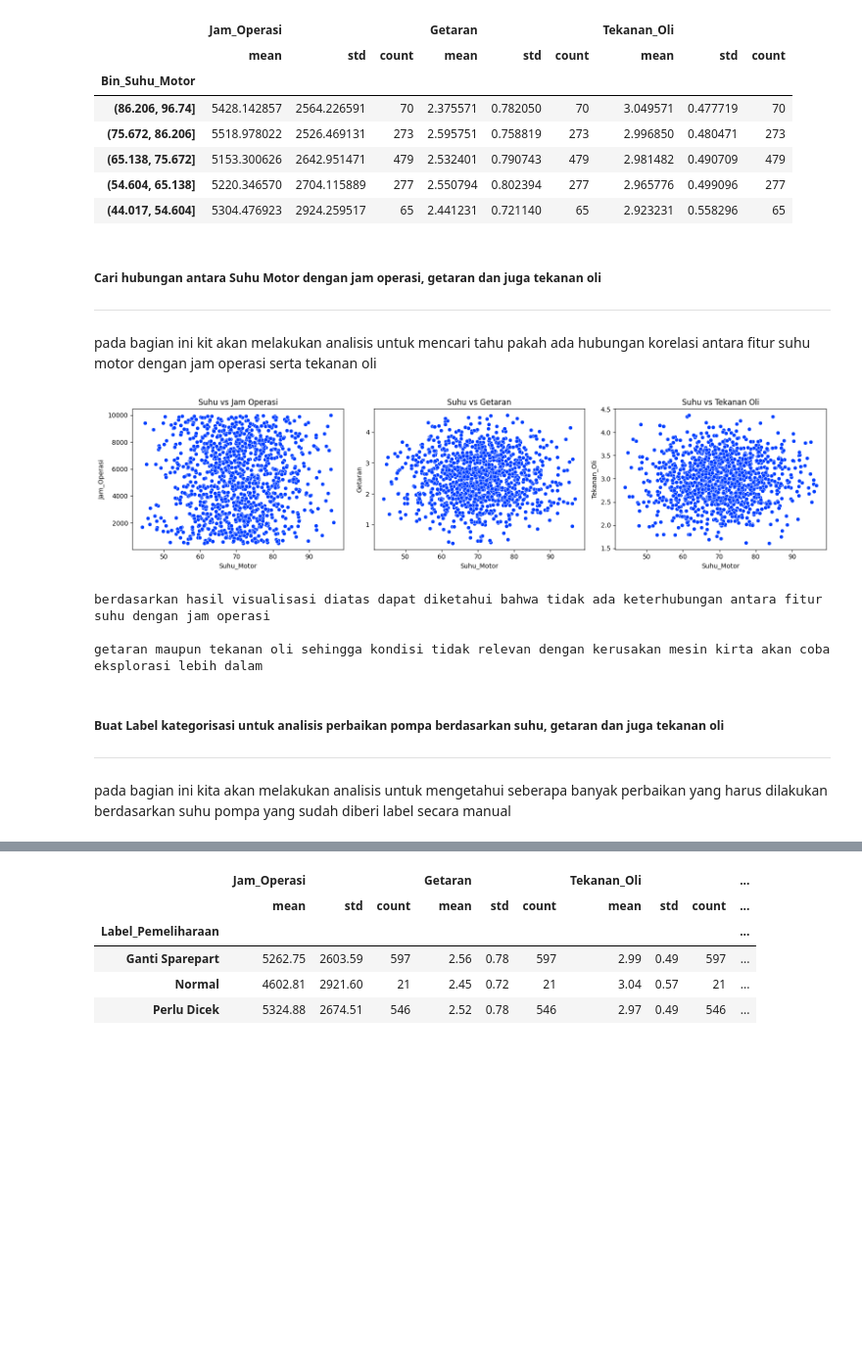
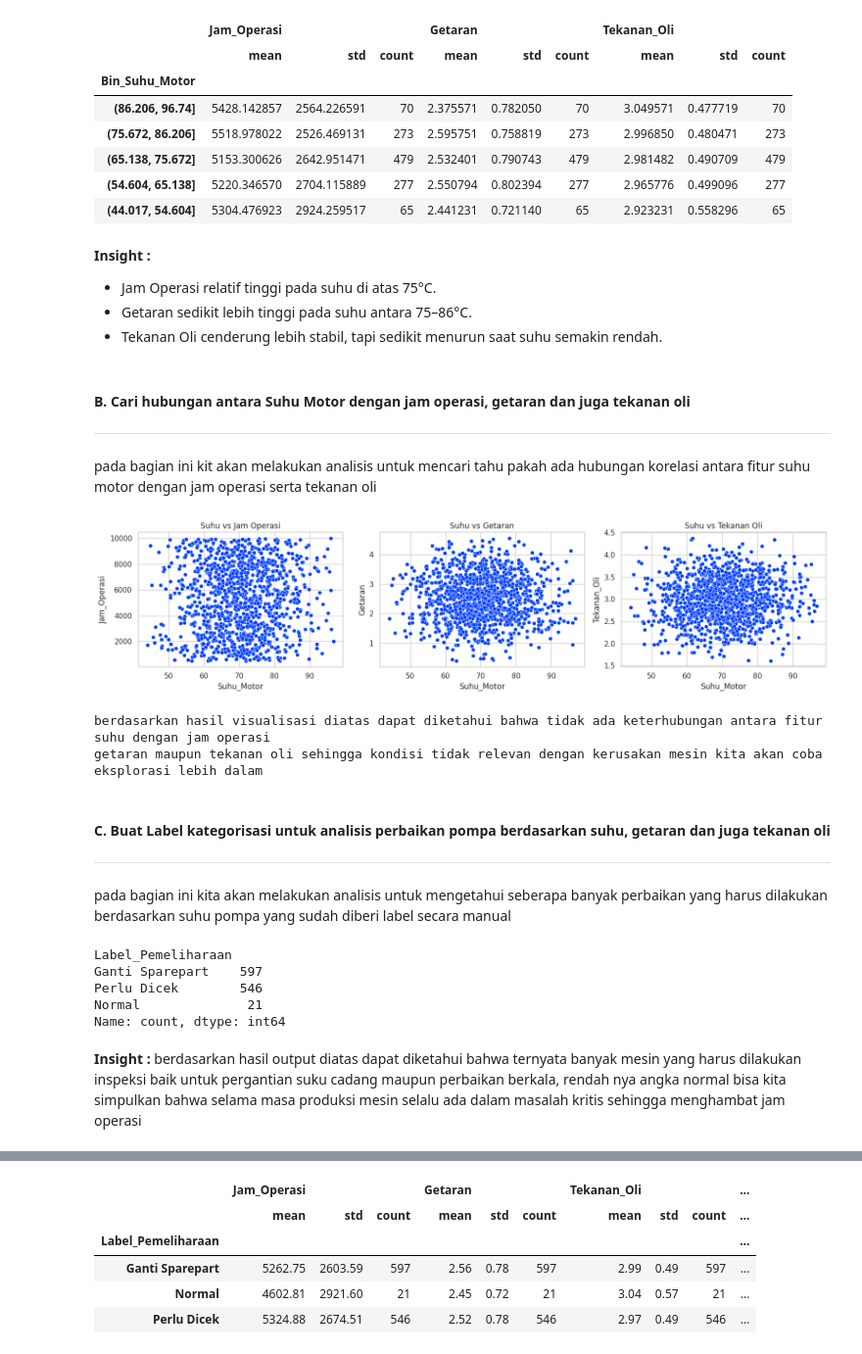
Before and after one commit to BlackBox-Ops/prediksi-estimasi-perbaikan-mesin, a Jupyter notebook: DS Series Prediksi dan Estimasi Perbaikan Mesin.ipynb, the cells around one changed output, grey strips where cells are left out. Shown at 98% size. Saved outputs shown, nothing was run; the diff lists cells and outputs as text; code cells hidden in the pictures; blank space fills up the shorter version.

```diff
--- a/DS Series Prediksi dan Estimasi Perbaikan Mesin.ipynb
+++ b/DS Series Prediksi dan Estimasi Perbaikan Mesin.ipynb
@@ -528,36 +528,39 @@ styled
 | (65.138, 75.672] | 5153.300626 | 2642.951471 | 479 | 2.532401 | 0.790743 | 479 | 2.981482 | 0.490709 | 479 |
 | (54.604, 65.138] | 5220.346570 | 2704.115889 | 277 | 2.550794 | 0.802394 | 277 | 2.965776 | 0.499096 | 277 |
 | (44.017, 54.604] | 5304.476923 | 2924.259517 | 65 | 2.441231 | 0.721140 | 65 | 2.923231 | 0.558296 | 65 |
+# %% [markdown]
+<b>Insight :</b>
+- Jam Operasi relatif tinggi pada suhu di atas 75°C.
+- Getaran sedikit lebih tinggi pada suhu antara 75–86°C.
+- Tekanan Oli cenderung lebih stabil, tapi sedikit menurun saat suhu semakin rendah.
 # %% [markdown]
-##### Cari hubungan antara Suhu Motor dengan jam operasi, getaran dan juga tekanan oli
+#### B. Cari hubungan antara Suhu Motor dengan jam operasi, getaran dan juga tekanan oli
 ---
 pada bagian ini kit akan melakukan analisis untuk mencari tahu pakah ada hubungan korelasi antara fitur suhu motor dengan jam operasi serta tekanan oli
 # %%
 # buat canvas visualisasi regplot
 fig, axs = plt.subplots(1, 3, figsize=(16, 4))
 
 sns.scatterplot(x = "Suhu_Motor", y = "Jam_Operasi", data = df_heat, ax=axs[0])
 sns.scatterplot(x = "Suhu_Motor", y = "Getaran", data = df_heat, ax=axs[1])
 sns.scatterplot(x = "Suhu_Motor", y = "Tekanan_Oli", data = df_heat, ax=axs[2])
 
 axs[0].set_title("Suhu vs Jam Operasi")
 axs[1].set_title("Suhu vs Getaran")
 axs[2].set_title("Suhu vs Tekanan Oli")
 
 plt.tight_layout()
 plt.show()
 
-print("""
-    \nberdasarkan hasil visualisasi diatas dapat diketahui bahwa tidak ada keterhubungan antara fitur suhu dengan jam operasi
-    \ngetaran maupun tekanan oli sehingga kondisi tidak relevan dengan kerusakan mesin kirta akan coba eksplorasi lebih dalam
+print("""\nberdasarkan hasil visualisasi diatas dapat diketahui bahwa tidak ada keterhubungan antara fitur suhu dengan jam operasi
+getaran maupun tekanan oli sehingga kondisi tidak relevan dengan kerusakan mesin kita akan coba eksplorasi lebih dalam
     """)
 # %% [output]
-[figure, old version]
+[figure, new version]
 berdasarkan hasil visualisasi diatas dapat diketahui bahwa tidak ada keterhubungan antara fitur suhu dengan jam operasi
-
-getaran maupun tekanan oli sehingga kondisi tidak relevan dengan kerusakan mesin kirta akan coba eksplorasi lebih dalam
+getaran maupun tekanan oli sehingga kondisi tidak relevan dengan kerusakan mesin kita akan coba eksplorasi lebih dalam
 # %% [markdown]
-##### Buat Label kategorisasi untuk analisis perbaikan pompa berdasarkan suhu, getaran dan juga tekanan oli
+#### C. Buat Label kategorisasi untuk analisis perbaikan pompa berdasarkan suhu, getaran dan juga tekanan oli
 ---
 pada bagian ini kita akan melakukan analisis untuk mengetahui seberapa banyak perbaikan yang harus dilakukan berdasarkan suhu pompa yang sudah diberi label secara manual
 # %%
@@ -572,7 +575,16 @@ def suhu_label(suhu):
 df_heat["Label_Pemeliharaan"] = df_heat["Suhu_Motor"].apply(suhu_label)
 
 # Cek distribusi label
-df_heat["Label_Pemeliharaan"].value_counts()
+analisis_panas = df_heat["Label_Pemeliharaan"].value_counts()
 
-print()
+print(analisis_panas)
+# %% [output]
+Label_Pemeliharaan
+Ganti Sparepart    597
+Perlu Dicek        546
+Normal              21
+Name: count, dtype: int64
+# %% [markdown]
+<b>Insight : </b>
+berdasarkan hasil output diatas dapat diketahui bahwa ternyata banyak mesin yang harus dilakukan inspeksi baik untuk pergantian suku cadang maupun perbaikan berkala, rendah nya angka normal bisa kita simpulkan bahwa selama masa produksi mesin selalu ada dalam masalah kritis sehingga menghambat jam operasi
 # %% [markdown]
```
Also changed, not shown: parts of 26 cells of this notebook.
